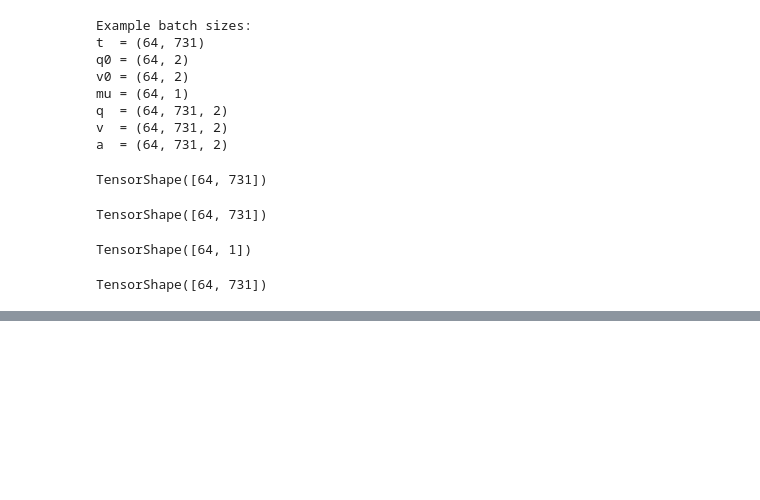
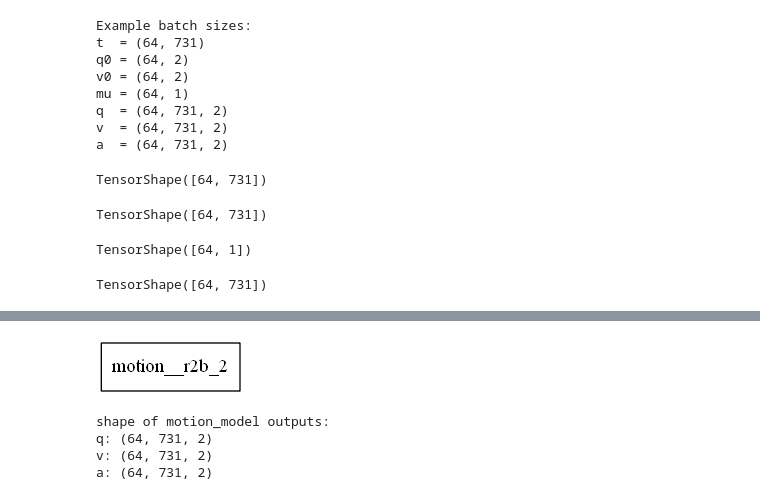
Before and after one commit to memanuel/IACS-n-body, a Jupyter notebook: src/two-body-restricted.ipynb, the cells around one changed output, grey strips where cells are left out. Drawn from its saved outputs; the diff is of its cells as text; code cells hidden in the pictures; blank space fills up the shorter version.

```diff
--- a/src/two-body-restricted.ipynb
+++ b/src/two-body-restricted.ipynb
@@ -140,0 +406,16 @@ TensorShape([64, 731])
+# %%
+motion_model = Motion_R2B(position_model = pos_model)
+keras.utils.plot_model(motion_model)
+# %% [output]
+[figure, added]
+# %%
+q, v, a = motion_model([t, r0, theta0, omega0])
+print('shape of motion_model outputs:')
+print(f'q: {q.shape}')
+print(f'v: {v.shape}')
+print(f'a: {a.shape}')
+# %% [output]
+shape of motion_model outputs:
+q: (64, 731, 2)
+v: (64, 731, 2)
+a: (64, 731, 2)
```
Also changed, not shown: parts of 39 cells of this notebook, 2 other files.
